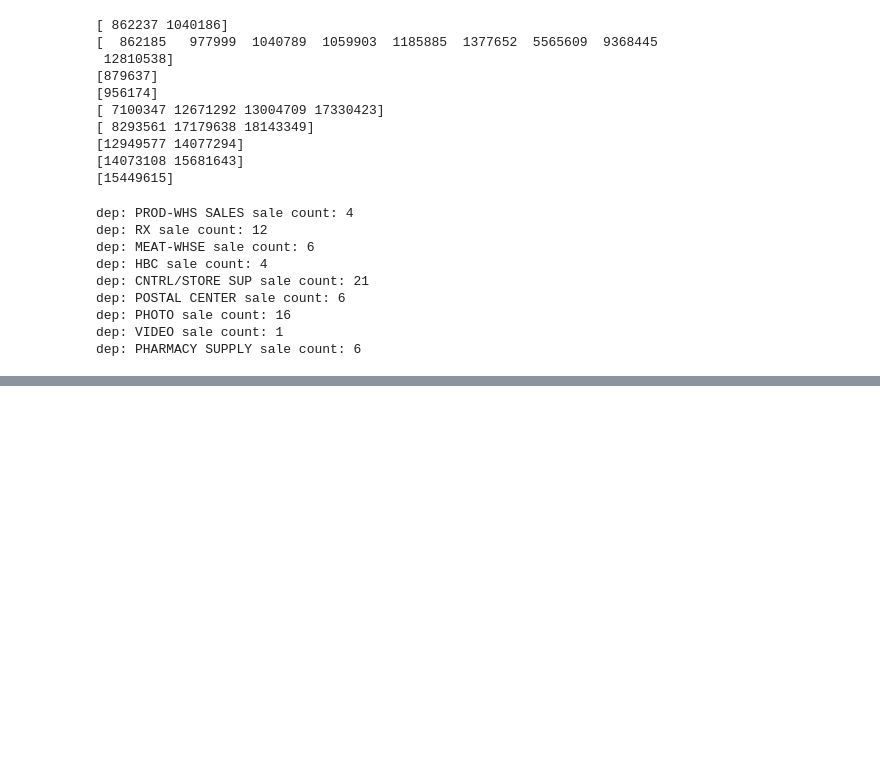
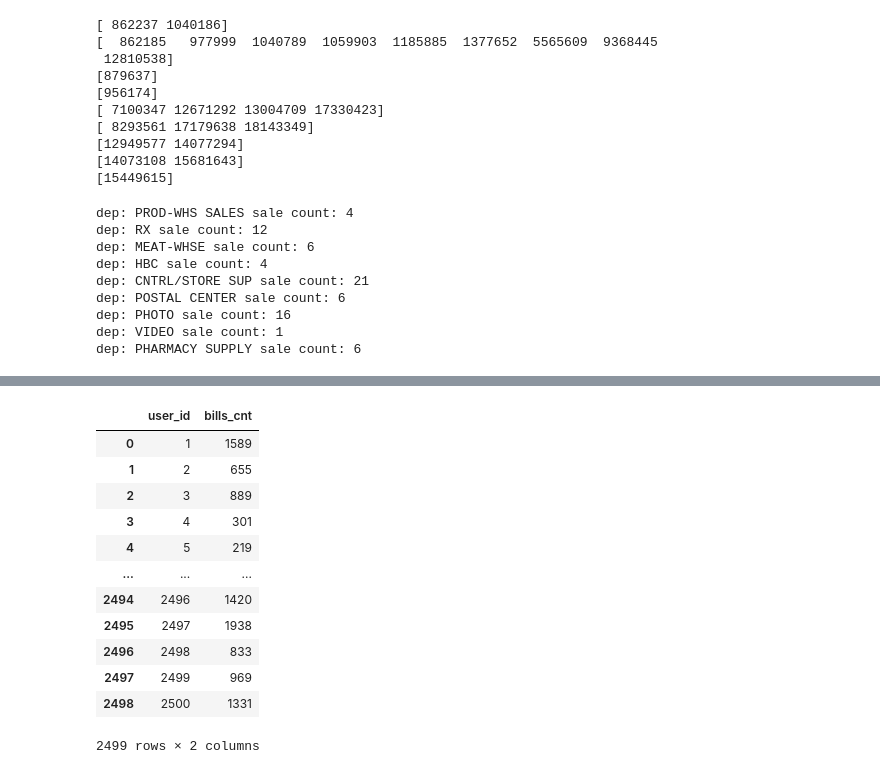
Before and after one commit to VitalyGladyshev/gb_rec_sys, a Jupyter notebook: coursework/cw_eda_glvv.ipynb, the cells around one changed output, grey strips where cells are left out. Drawn from its saved outputs; the diff is of its cells as text; code cells hidden in the pictures; blank space fills up the shorter version.

```diff
--- a/coursework/cw_eda_glvv.ipynb
+++ b/coursework/cw_eda_glvv.ipynb
@@ -451,0 +483,3 @@ dep: PHARMACY SUPPLY sale count: 6
+# %%
+bills_avg = data.groupby(['user_id'])["basket_id"].count()
+bills_avg
@@ -451,0 +500,18 @@ dep: PHARMACY SUPPLY sale count: 6
+# %%
+bills_avg = bills_avg.reset_index()
+bills_avg.columns=['user_id', 'bills_cnt']
+bills_avg
+# %% [output]
+|  | user_id | bills_cnt |
+| 0 | 1 | 1589 |
+| 1 | 2 | 655 |
+| 2 | 3 | 889 |
+| 3 | 4 | 301 |
+| 4 | 5 | 219 |
+| ... | ... | ... |
+| 2494 | 2496 | 1420 |
+| 2495 | 2497 | 1938 |
+| 2496 | 2498 | 833 |
+| 2497 | 2499 | 969 |
+| 2498 | 2500 | 1331 |
+2499 rows × 2 columns
```
Also changed, not shown: parts of 24 cells of this notebook.
